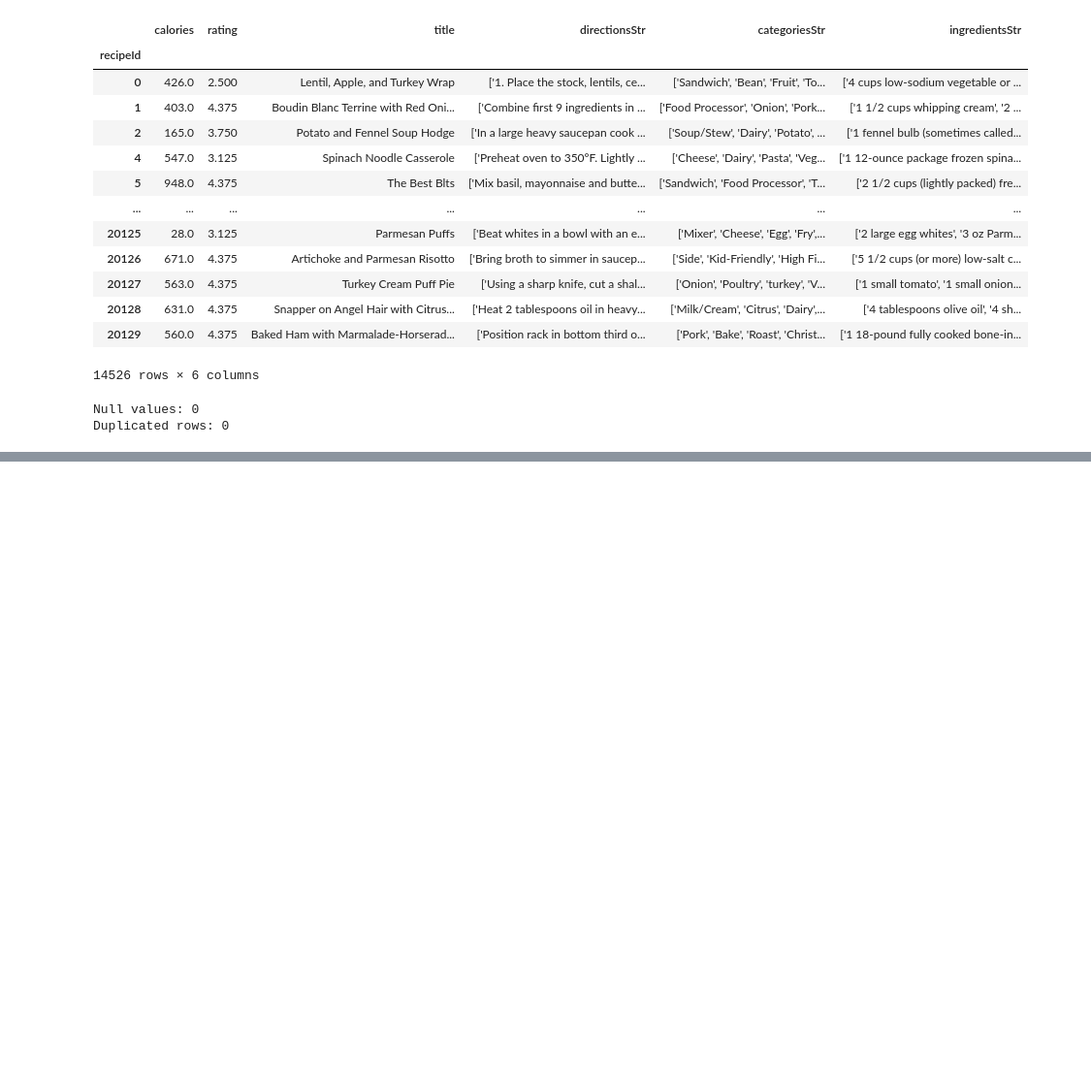
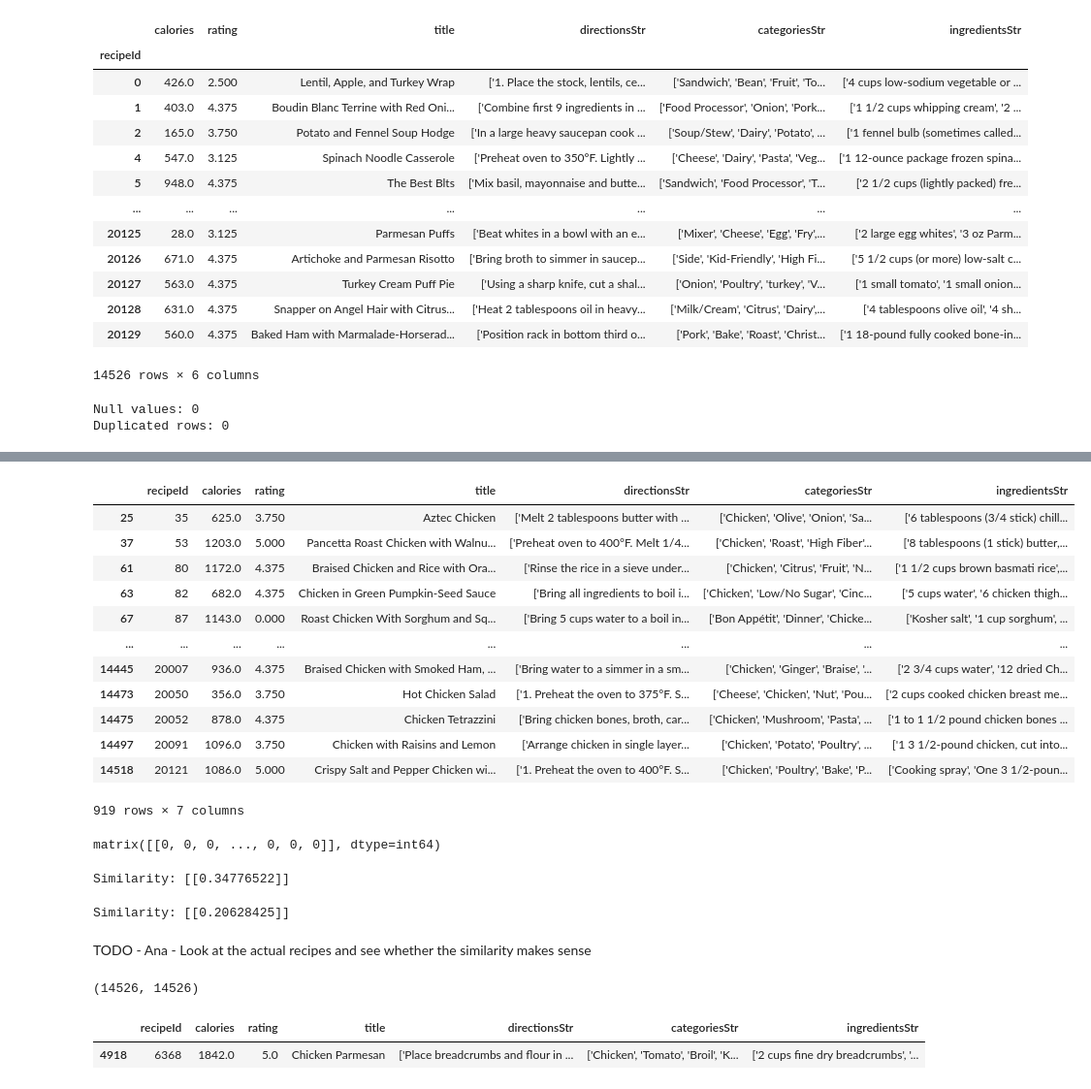
Before and after one commit to lalanamika/capstone-anamika, a Jupyter notebook: notebooks/03-Pre-processing-Epicurious.ipynb, the cells around one changed output, grey strips where cells are left out. Shown at 97% size. Saved outputs shown, nothing was run; the diff lists cells and outputs as text; code cells hidden in the pictures; blank space fills up the shorter version.

Commit message:
Fixed extra space at the end of titles. Added steps for detecting similarity between 2 recipes. Also modified the tokenizer for CountVectorizer to exclude a bunch of words

```diff
--- a/notebooks/03-Pre-processing-Epicurious.ipynb
+++ b/notebooks/03-Pre-processing-Epicurious.ipynb
@@ -71,0 +180,37 @@ array(['00', '0383', '05', ..., 'źrbol', 'ﬁne', 'ﬁnely'], dtype=object)
+# %%
+df[df['title'].str.contains('Chicken', na=False)]
+# %% [output]
+|  | recipeId | calories | rating | title | directionsStr | categoriesStr | ingredientsStr |
+| 25 | 35 | 625.0 | 3.750 | Aztec Chicken | ['Melt 2 tablespoons butter with ... | ['Chicken', 'Olive', 'Onion', 'Sa... | ['6 tablespoons (3/4 stick) chill... |
+| 37 | 53 | 1203.0 | 5.000 | Pancetta Roast Chicken with Walnu... | ['Preheat oven to 400°F. Melt 1/4... | ['Chicken', 'Roast', 'High Fiber'... | ['8 tablespoons (1 stick) butter,... |
+| 61 | 80 | 1172.0 | 4.375 | Braised Chicken and Rice with Ora... | ['Rinse the rice in a sieve under... | ['Chicken', 'Citrus', 'Fruit', 'N... | ['1 1/2 cups brown basmati rice',... |
+| 63 | 82 | 682.0 | 4.375 | Chicken in Green Pumpkin-Seed Sauce | ['Bring all ingredients to boil i... | ['Chicken', 'Low/No Sugar', 'Cinc... | ['5 cups water', '6 chicken thigh... |
+| 67 | 87 | 1143.0 | 0.000 | Roast Chicken With Sorghum and Sq... | ['Bring 5 cups water to a boil in... | ['Bon Appétit', 'Dinner', 'Chicke... | ['Kosher salt', '1 cup sorghum', ... |
+| ... | ... | ... | ... | ... | ... | ... | ... |
+| 14445 | 20007 | 936.0 | 4.375 | Braised Chicken with Smoked Ham, ... | ['Bring water to a simmer in a sm... | ['Chicken', 'Ginger', 'Braise', '... | ['2 3/4 cups water', '12 dried Ch... |
+| 14473 | 20050 | 356.0 | 3.750 | Hot Chicken Salad | ['1. Preheat the oven to 375°F. S... | ['Cheese', 'Chicken', 'Nut', 'Pou... | ['2 cups cooked chicken breast me... |
+| 14475 | 20052 | 878.0 | 4.375 | Chicken Tetrazzini | ['Bring chicken bones, broth, car... | ['Chicken', 'Mushroom', 'Pasta', ... | ['1 to 1 1/2 pound chicken bones ... |
+| 14497 | 20091 | 1096.0 | 3.750 | Chicken with Raisins and Lemon | ['Arrange chicken in single layer... | ['Chicken', 'Potato', 'Poultry', ... | ['1 3 1/2-pound chicken, cut into... |
+| 14518 | 20121 | 1086.0 | 5.000 | Crispy Salt and Pepper Chicken wi... | ['1. Preheat the oven to 400°F. S... | ['Chicken', 'Poultry', 'Bake', 'P... | ['Cooking spray', 'One 3 1/2-poun... |
+919 rows × 7 columns
+# %%
+TF_IDF_matrix[(df['title'] == 'Chicken Parmesan').values].todense().squeeze()
+# %% [output]
+matrix([[0, 0, 0, ..., 0, 0, 0]], dtype=int64)
+# %%
+from sklearn.metrics.pairwise import cosine_similarity
+
+recipe_1 = TF_IDF_matrix[(df['title'] == 'Chicken Parmesan').values,]
+recipe_2 = TF_IDF_matrix[(df['title'] == 'Chicken Parmesan Heros').values,]
+
+print("Similarity:", cosine_similarity(recipe_1, recipe_2)) # Notice the result is a 2D 1X1 array, so to grab
+                                                          # the number we will need to index
+# %% [output]
+Similarity: [[0.34776522]]
+# %%
+recipe_3 = TF_IDF_matrix[(df['title'] == 'Artichoke and Parmesan Risotto').values,]
+print("Similarity:", cosine_similarity(recipe_1, recipe_3))
+# %% [output]
+Similarity: [[0.20628425]]
+# %% [markdown]
+TODO - Ana - Look at the actual recipes and see whether the similarity makes sense
@@ -71,0 +220,13 @@ array(['00', '0383', '05', ..., 'źrbol', 'ﬁne', 'ﬁnely'], dtype=object)
+# %%
+# Check the shape
+# rows and columns should be equal, and the number of movies we started with (rows)
+similarities.shape
+# %% [output]
+(14526, 14526)
+# %%
+# Test with a sample recipe
+df[df['title'] == 'Chicken Parmesan']
+# print(df.loc[df['recipeId'] == 6368, ['title']].values[0])
+# %% [output]
+|  | recipeId | calories | rating | title | directionsStr | categoriesStr | ingredientsStr |
+| 4918 | 6368 | 1842.0 | 5.0 | Chicken Parmesan | ['Place breadcrumbs and flour in ... | ['Chicken', 'Tomato', 'Broil', 'K... | ['2 cups fine dry breadcrumbs', '... |
```
Also changed, not shown: parts of 25 cells of this notebook, 2 other files.
